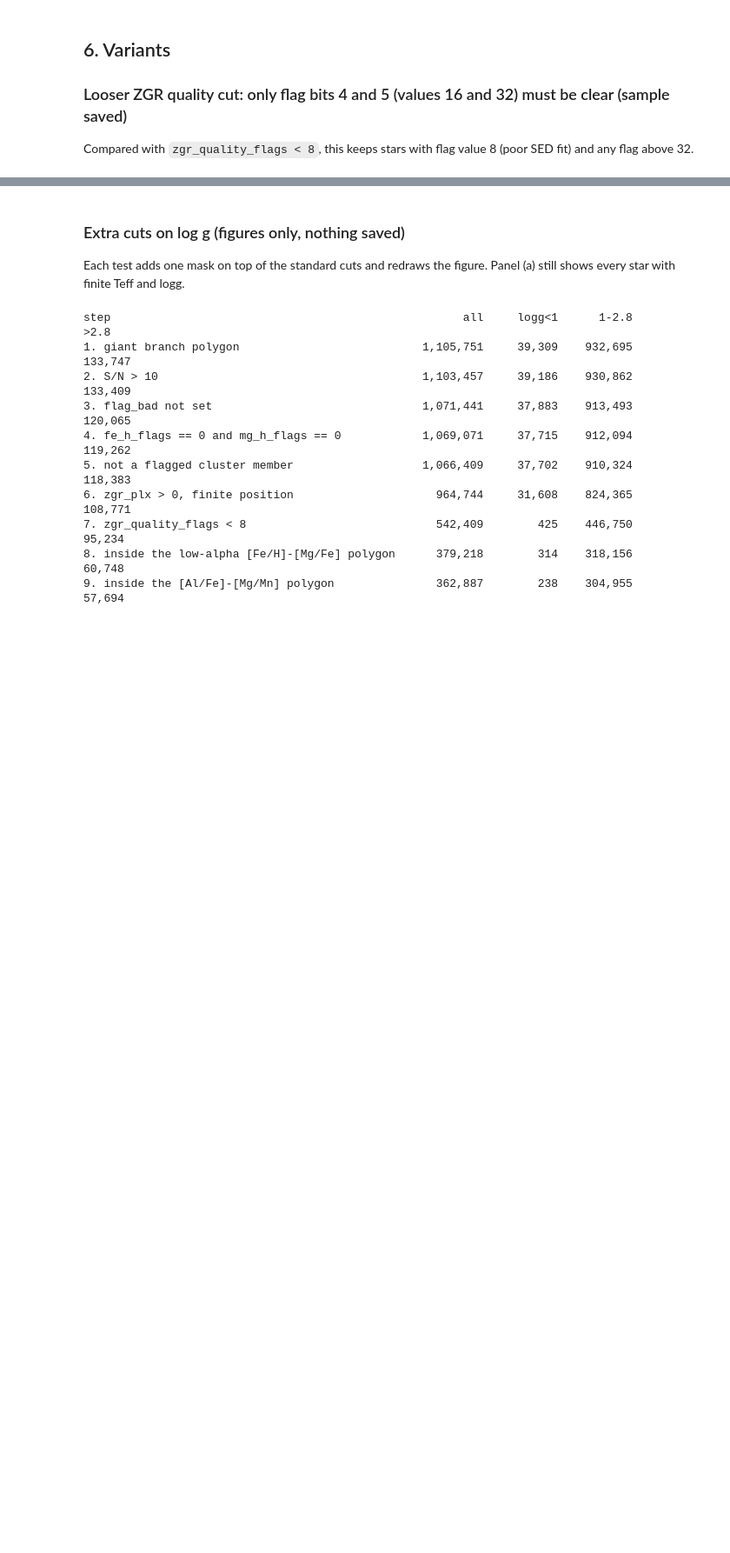
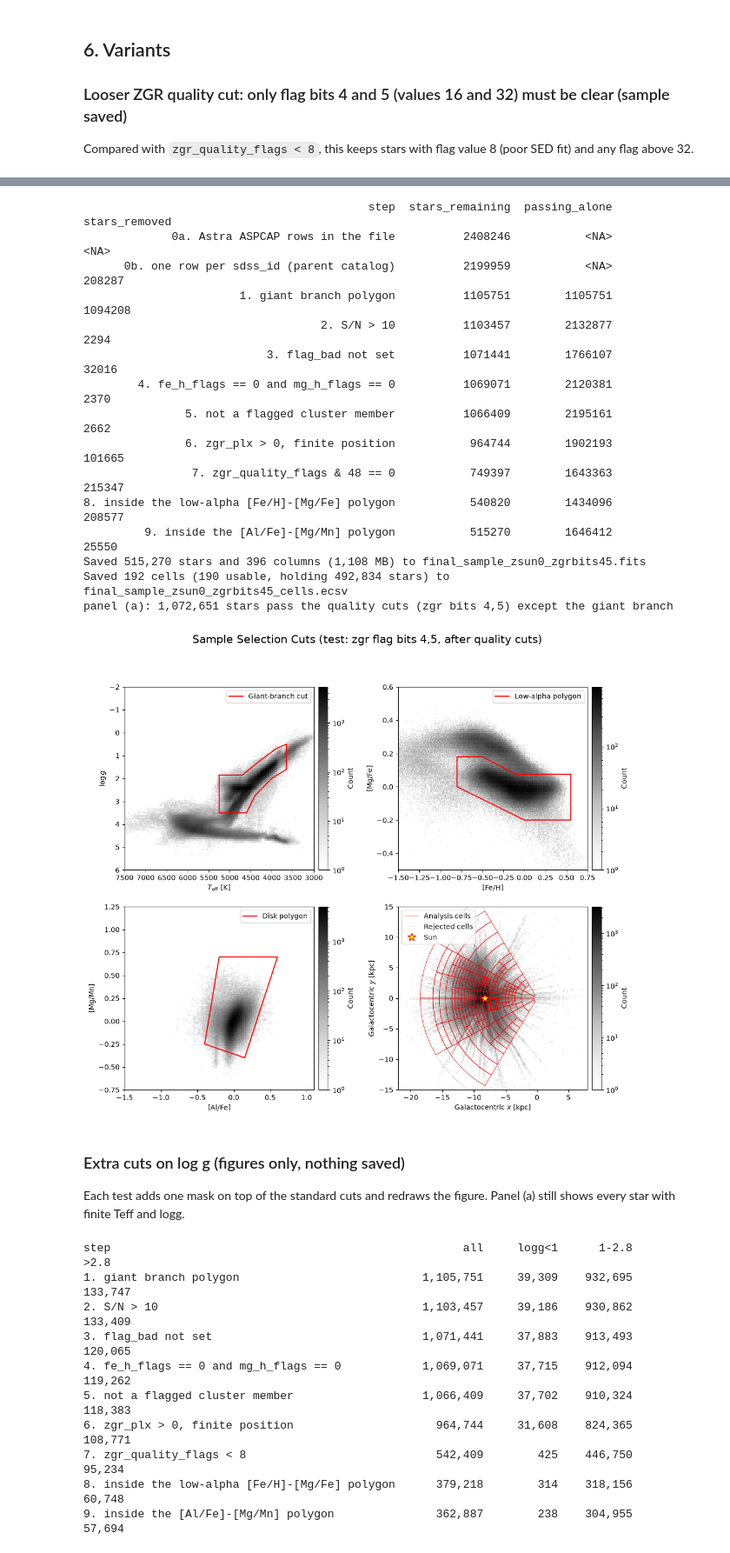
Before and after one commit to emmatasso/Midplane-Project, a Jupyter notebook: notebooks/SampleSelection.ipynb, the cells around one changed output, grey strips where cells are left out. Shown at 87% size. Cells and saved outputs as stored; diff of their text form; code cells hidden in the pictures; blank space fills up the shorter version.

```diff
--- a/notebooks/SampleSelection.ipynb
+++ b/notebooks/SampleSelection.ipynb
@@ -682,3 +685,57 @@ Saved 192 cells (190 usable, holding 492,834 stars) to final_sample_zsun0_zgrbit
+# %%
+ZGR_BITMASK = 2**4 + 2**5  # 48
+
+masks_zgr = selection_masks(t, zgr_bitmask=ZGR_BITMASK)
+print(cut_log(masks_zgr).to_string(index=False))
+
+_, cells_zgr = save_sample(
+    masks_zgr,
+    DATA_DIR / "final_sample_zsun0_zgrbits45.fits",
+    meta={
+        "GCDIST": GALCEN_DISTANCE_KPC,
+        "ZSUNPC": 0,
+        "SNRMIN": SNR_MIN,
+        "ZGRMASK": ZGR_BITMASK,  # zgr_quality_flags & ZGRMASK == 0
+        "FEHMIN": FEH_MIN,
+        "ASTRAFIL": ASTRA_FILE.name,  # parent Astra file
+    },
+)
+
+# panel (a): only stars that pass every quality cut except the giant-branch polygon
+quality_no_gb_zgr = passes(masks_zgr, before=LOW_ALPHA, skip=[GB])
+print(
+    f"panel (a): {quality_no_gb_zgr.sum():,} stars pass the quality cuts "
+    f"(zgr bits 4,5) except the giant branch"
+)
+
+fig, axes = plot_cuts(
+    masks_zgr,
+    "Sample Selection Cuts (test: zgr flag bits 4,5, after quality cuts)",
+    cells_zgr,
+    panel_a=quality_no_gb_zgr,
+)
+
+FIG_DIR = DATA_DIR.parent / "figures"      # change if your figures live elsewhere
+FIG_DIR.mkdir(exist_ok=True)
+fig.savefig(FIG_DIR / "sample_selection_cuts_45.pdf", bbox_inches="tight")
+fig.savefig(FIG_DIR / "sample_selection_cuts_45.png", dpi=300, bbox_inches="tight")
+# %% [output]
+                                          step  stars_remaining  passing_alone  stars_removed
+             0a. Astra ASPCAP rows in the file          2408246           <NA>           <NA>
+      0b. one row per sdss_id (parent catalog)          2199959           <NA>         208287
+                       1. giant branch polygon          1105751        1105751        1094208
+                                   2. S/N > 10          1103457        2132877           2294
+                           3. flag_bad not set          1071441        1766107          32016
+        4. fe_h_flags == 0 and mg_h_flags == 0          1069071        2120381           2370
+               5. not a flagged cluster member          1066409        2195161           2662
+               6. zgr_plx > 0, finite position           964744        1902193         101665
+                7. zgr_quality_flags & 48 == 0           749397        1643363         215347
+8. inside the low-alpha [Fe/H]-[Mg/Fe] polygon           540820        1434096         208577
+         9. inside the [Al/Fe]-[Mg/Mn] polygon           515270        1646412          25550
+Saved 515,270 stars and 396 columns (1,108 MB) to final_sample_zsun0_zgrbits45.fits
+Saved 192 cells (190 usable, holding 492,834 stars) to final_sample_zsun0_zgrbits45_cells.ecsv
+panel (a): 1,072,651 stars pass the quality cuts (zgr bits 4,5) except the giant branch
+[figure, added]
 # %% [markdown]
 ### Extra cuts on log g (figures only, nothing saved)
 
```
Also changed, not shown: parts of 6 cells of this notebook, 5 other files.
